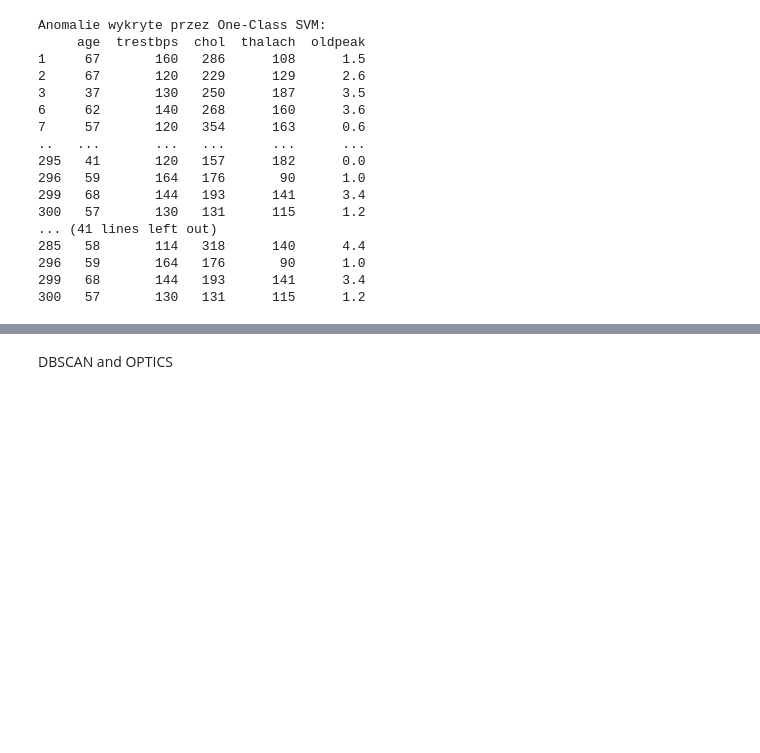
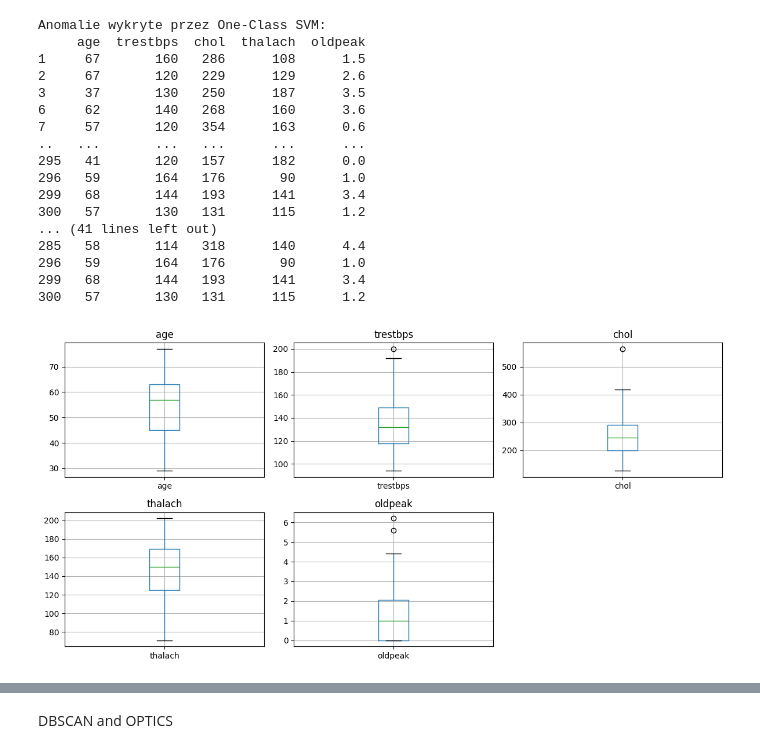
Before and after one commit to juka80/MyProjects, a Jupyter notebook: Exploratory analysis of multidimensional space/Detection/detection.ipynb, the cells around one changed output, grey strips where cells are left out. Cells and saved outputs as stored; diff of their text form; code cells hidden in the pictures; blank space fills up the shorter version.

```diff
--- a/Exploratory analysis of multidimensional space/Detection/detection.ipynb
+++ b/Exploratory analysis of multidimensional space/Detection/detection.ipynb
@@ -308,3 +355,17 @@ Anomalie wykryte przez One-Class SVM:
 296   59       164   176       90      1.0
 299   68       144   193      141      3.4
 300   57       130   131      115      1.2
+# %%
+# One-Class SVM
+continuous_columns = ['age', 'trestbps', 'chol', 'thalach', 'oldpeak']
+
+plt.figure(figsize=(12, 6))
+for i, column in enumerate(continuous_columns):
+    plt.subplot(2, 3, i+1)
+    anomalies_oc_svm.boxplot(column=column)
+    plt.title(column)
+
+plt.tight_layout()
+plt.show()
+# %% [output]
+[figure, added]
```
Also changed, not shown: parts of 16 cells of this notebook.
